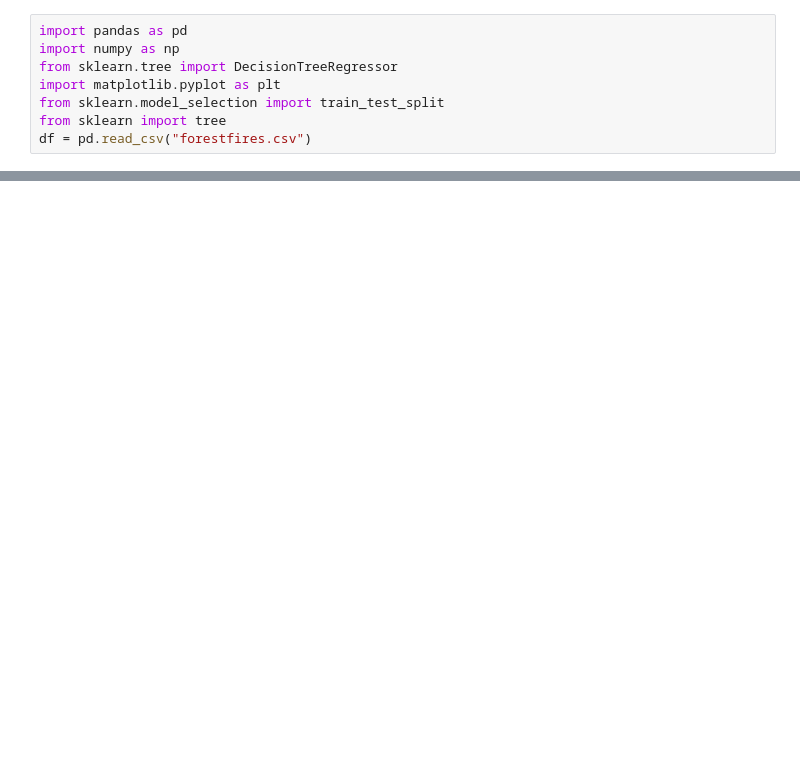
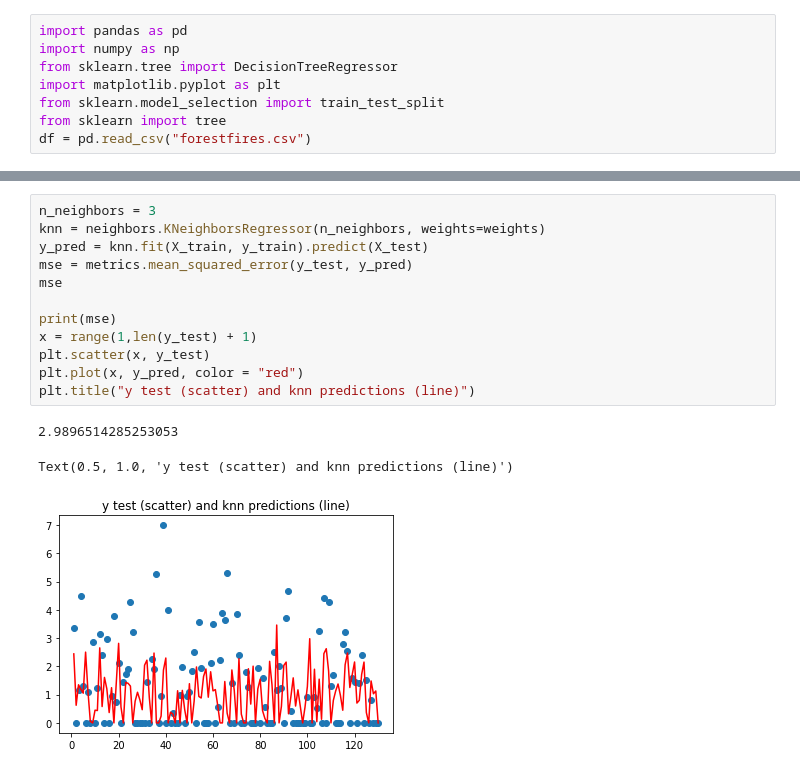
Before and after one commit to matthewbradley22/ForestFires, a Jupyter notebook: code/Forest Fire Analysis.ipynb, the cells around one changed output, grey strips where cells are left out. Saved outputs shown, nothing was run; the diff lists cells and outputs as text; blank space fills up the shorter version.

```diff
--- a/code/Forest Fire Analysis.ipynb
+++ b/code/Forest Fire Analysis.ipynb
@@ -44,0 +73,16 @@ X[6] = Temp
+# %%
+n_neighbors = 3
+knn = neighbors.KNeighborsRegressor(n_neighbors, weights=weights)
+y_pred = knn.fit(X_train, y_train).predict(X_test)
+mse = metrics.mean_squared_error(y_test, y_pred)
+mse
+
+print(mse)
+x = range(1,len(y_test) + 1)
+plt.scatter(x, y_test)
+plt.plot(x, y_pred, color = "red")
+plt.title("y test (scatter) and knn predictions (line)")
+# %% [output]
+2.9896514285253053
+Text(0.5, 1.0, 'y test (scatter) and knn predictions (line)')
+[figure, added]
```
Also changed, not shown: parts of 4 cells of this notebook.
